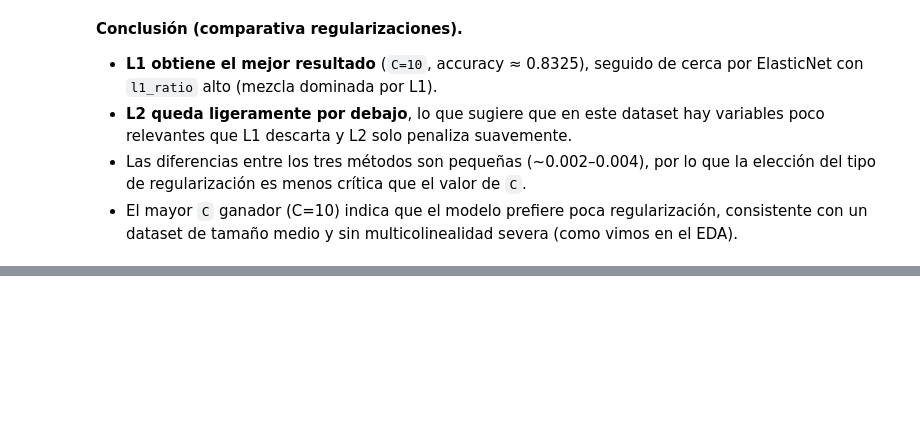
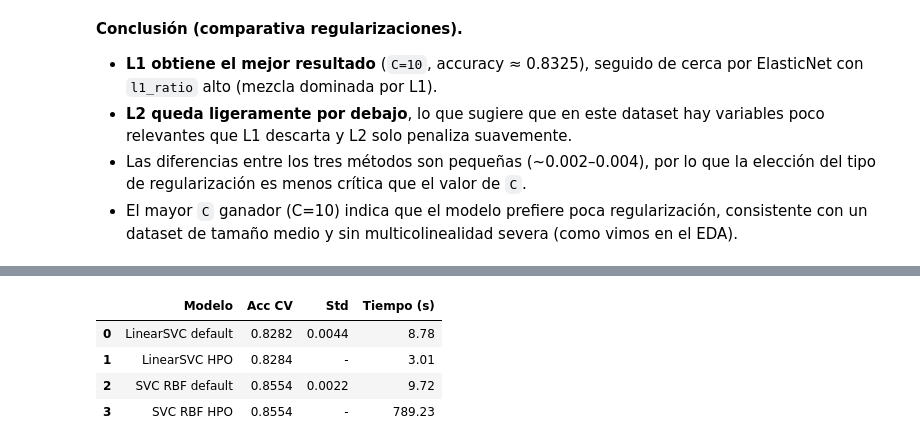
Before and after one commit to DiegoVa6/Grupo05_Practica1, a Jupyter notebook: exercise.ipynb, the cells around one changed output, grey strips where cells are left out. Saved outputs shown, nothing was run; the diff lists cells and outputs as text; code cells hidden in the pictures; blank space fills up the shorter version.

```diff
--- a/exercise.ipynb
+++ b/exercise.ipynb
@@ -1148,0 +1252,23 @@ linear_results.head(10)
+# %%
+# --- SVC RBF HPO ---
+svm_rbf_hpo_pipe = Pipeline(steps=[
+    ("preprocess", make_preprocessor(StandardScaler())),
+    ("model", SVC(kernel="rbf", random_state=SEED))
+])
+
+grid_svm_rbf = GridSearchCV(
+    estimator=svm_rbf_hpo_pipe,
+    param_grid={
+        "model__C":     np.logspace(-2, 4, 7),
+        "model__gamma": ["scale", "auto", 0.001, 0.01, 0.1, 1]
+    },
+    scoring="accuracy", cv=cv_inner, n_jobs=-1, refit=True
+)
+
+t0 = time.perf_counter()
+grid_svm_rbf.fit(X_train, y_train)
+time_svm_rbf_hpo = time.perf_counter() - t0
+
+print(f"SVC RBF HPO - Mejores params: {grid_svm_rbf.best_params_}")
+print(f"Mejor accuracy (CV): {grid_svm_rbf.best_score_:.4f}")
+print(f"Tiempo HPO: {time_svm_rbf_hpo:.3f} s")
@@ -1148,0 +1285,27 @@ linear_results.head(10)
+# %%
+svm_results = pd.DataFrame([
+    {"Modelo": "LinearSVC default",
+     "Acc CV": svm_linear_scores["test_score"].mean().round(4),
+     "Std": svm_linear_scores["test_score"].std().round(4),
+     "Tiempo (s)": f"{time_svm_linear_default:.2f}"},
+    {"Modelo": "LinearSVC HPO",
+     "Acc CV": round(grid_svm_linear.best_score_, 4),
+     "Std": "-",
+     "Tiempo (s)": f"{time_svm_linear_hpo:.2f}"},
+    {"Modelo": "SVC RBF default",
+     "Acc CV": svm_rbf_scores["test_score"].mean().round(4),
+     "Std": svm_rbf_scores["test_score"].std().round(4),
+     "Tiempo (s)": f"{time_svm_rbf_default:.2f}"},
+    {"Modelo": "SVC RBF HPO",
+     "Acc CV": round(grid_svm_rbf.best_score_, 4),
+     "Std": "-",
+     "Tiempo (s)": f"{time_svm_rbf_hpo:.2f}"},
+])
+
+svm_results
+# %% [output]
+|  | Modelo | Acc CV | Std | Tiempo (s) |
+| 0 | LinearSVC default | 0.8282 | 0.0044 | 8.78 |
+| 1 | LinearSVC HPO | 0.8284 | - | 3.01 |
+| 2 | SVC RBF default | 0.8554 | 0.0022 | 9.72 |
+| 3 | SVC RBF HPO | 0.8554 | - | 789.23 |
```
Also changed, not shown: parts of 13 cells of this notebook.
